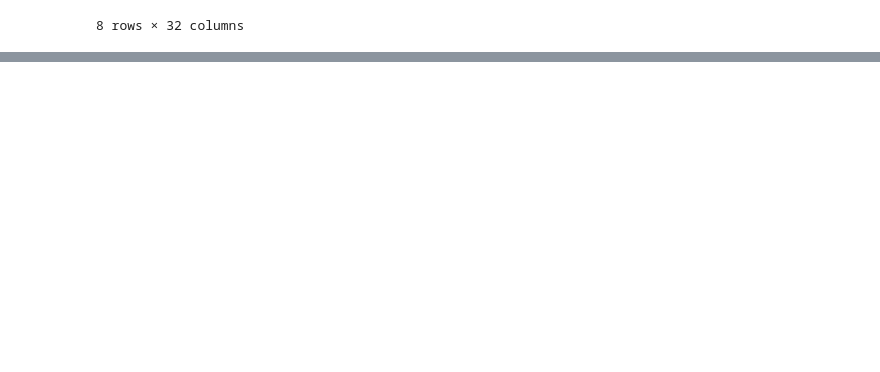
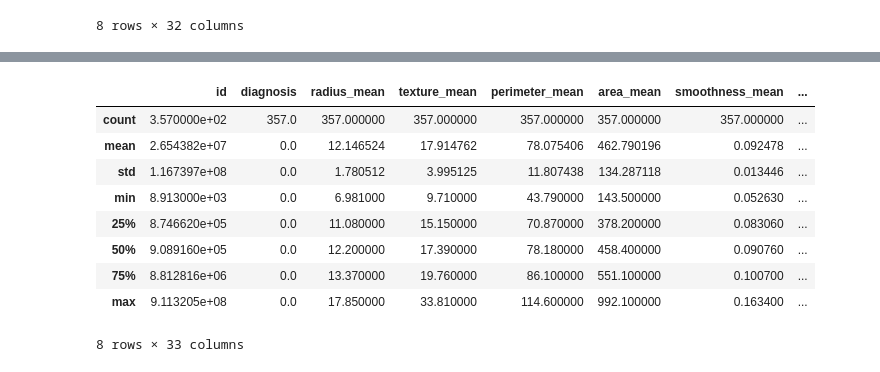
Before and after one commit to nmawulorm/Machine-Learning, a Jupyter notebook: Project/ControlFile.ipynb, the cells around one changed output, grey strips where cells are left out. Cells and saved outputs as stored; diff of their text form; code cells hidden in the pictures; blank space fills up the shorter version.

```diff
--- a/Project/ControlFile.ipynb
+++ b/Project/ControlFile.ipynb
@@ -35,0 +138,15 @@ data.describe()
+# %%
+numerical_cols = df.select_dtypes(include=[np.number]).columns
+diagnosis_1_df = df[df['diagnosis'] == 0]
+diagnosis_1_df[numerical_cols].describe()
+# %% [output]
+|  | id | diagnosis | radius_mean | texture_mean | perimeter_mean | area_mean | smoothness_mean | ... |
+| count | 3.570000e+02 | 357.0 | 357.000000 | 357.000000 | 357.000000 | 357.000000 | 357.000000 | ... |
+| mean | 2.654382e+07 | 0.0 | 12.146524 | 17.914762 | 78.075406 | 462.790196 | 0.092478 | ... |
+| std | 1.167397e+08 | 0.0 | 1.780512 | 3.995125 | 11.807438 | 134.287118 | 0.013446 | ... |
+| min | 8.913000e+03 | 0.0 | 6.981000 | 9.710000 | 43.790000 | 143.500000 | 0.052630 | ... |
+| 25% | 8.746620e+05 | 0.0 | 11.080000 | 15.150000 | 70.870000 | 378.200000 | 0.083060 | ... |
+| 50% | 9.089160e+05 | 0.0 | 12.200000 | 17.390000 | 78.180000 | 458.400000 | 0.090760 | ... |
+| 75% | 8.812816e+06 | 0.0 | 13.370000 | 19.760000 | 86.100000 | 551.100000 | 0.100700 | ... |
+| max | 9.113205e+08 | 0.0 | 17.850000 | 33.810000 | 114.600000 | 992.100000 | 0.163400 | ... |
+8 rows × 33 columns
```
Also changed, not shown: parts of 6 cells of this notebook, 3 other files.
